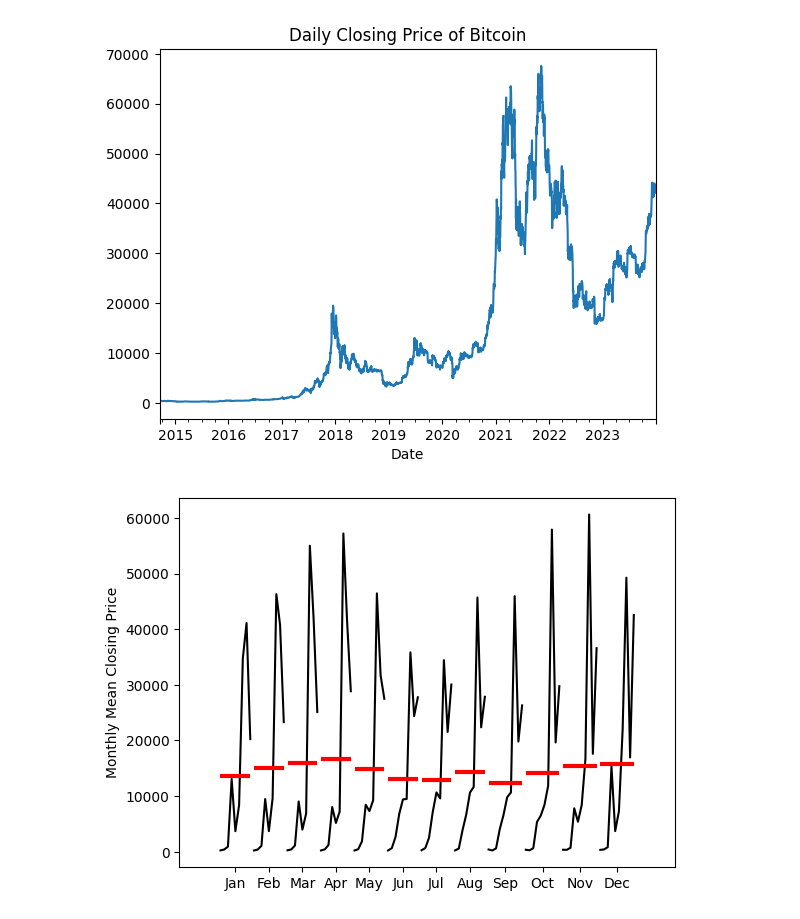
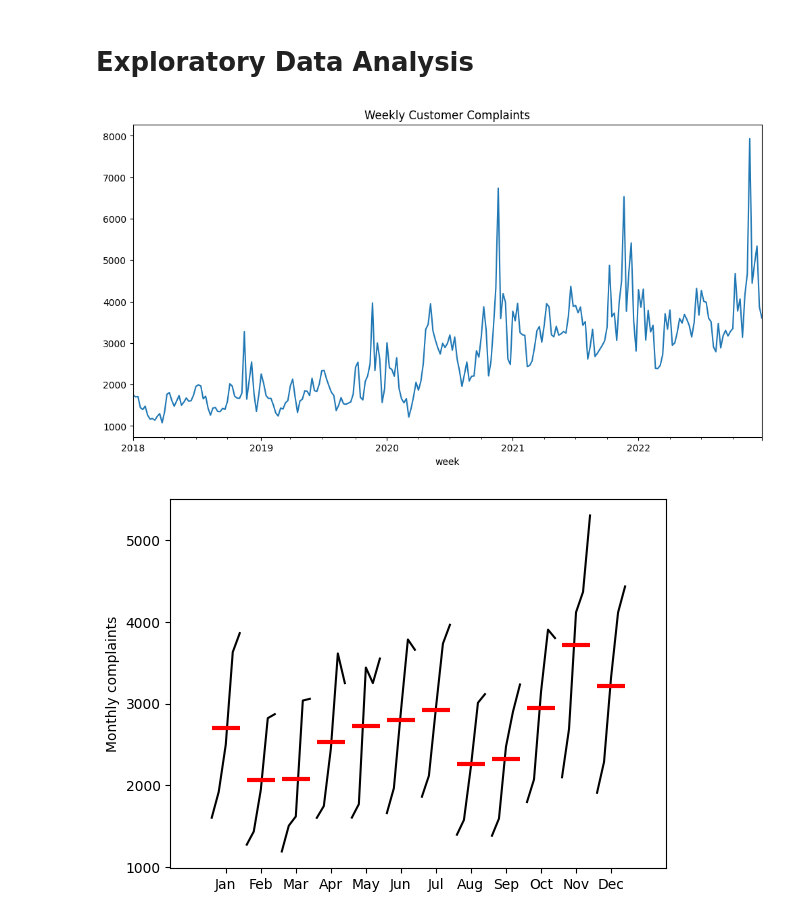
Before and after one commit to SuDy0906/Time-Series-Analysis-and-Forecasting, a Jupyter notebook: eda.ipynb, the cells around one changed output. Drawn from its saved outputs; the diff is of its cells as text; code cells hidden in the pictures.

```diff
--- a/eda.ipynb
+++ b/eda.ipynb
@@ -8,10 +6,6 @@ from statsmodels.graphics.tsaplots import month_plot, quarter_plot
 from statsmodels.graphics.tsaplots import plot_acf, plot_pacf
 # %%
 # Loading the dataset
-df = pd.read_csv("bitcoin_price.csv")
-df = pd.read_csv("bitcoin_price.csv", index_col="Date", parse_dates=True)
-# df1.index
-# df['Date'] = pd.to_datetime(df['Date'], format='%Y-%m-%d')
-# df.set_index('Date', inplace=True)
+df = pd.read_csv("weekly_customer_complaints.csv", index_col="week", parse_dates=True)
 df.head()
 # %% [output]
@@ -24,0 +37,4 @@ df.head()
+# %%
+# Remove comma and convert to float
+df['complaints'] = df['complaints'].str.replace(',', '').astype(float)
+df.head()
@@ -24,0 +49,4 @@ df.head()
+# %%
+# Setting the frequency as W implies that the Week starts on sunday
+df = df.asfreq('W-Mon')
+df.index
@@ -25,14 +62,16 @@ df.head()
+# %% [markdown]
+# Exploratory Data Analysis
 # %%
 # Daily closing price plot
-df['Close'].plot(title='Daily Closing Price of Bitcoin')
+df['complaints'].plot(title='Weekly Customer Complaints', figsize=(12, 6))
 plt.show()
 # %% [output]
-[figure, old version]
+[figure, new version]
 # %%
 # Plotting monthly seasonality
-month_plot(df['Close'].resample('ME').mean(), ylabel='Monthly Mean Closing Price')
+month_plot(df['complaints'].resample('ME').mean(), ylabel='Monthly complaints')
 plt.show()
 # %% [output]
-[figure, old version]
+[figure, new version]
 # %%
 # Plotting quaterly seasonality
```
Also changed, not shown: parts of 22 cells of this notebook, 1 other file.
